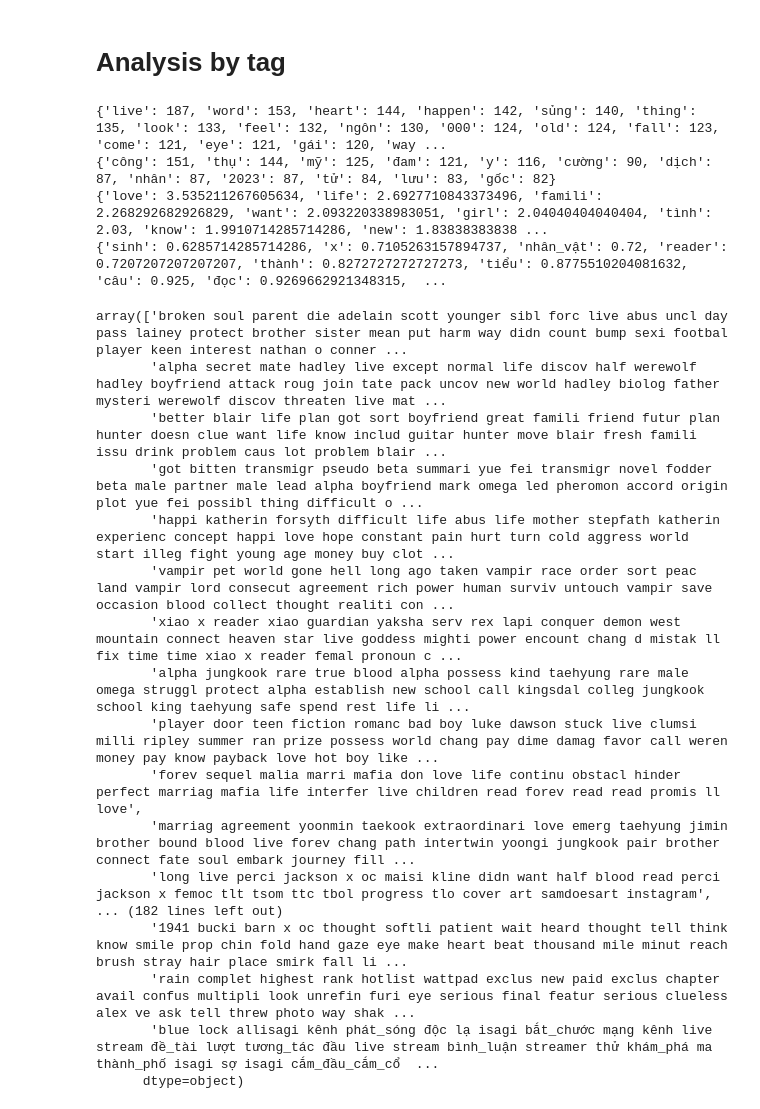
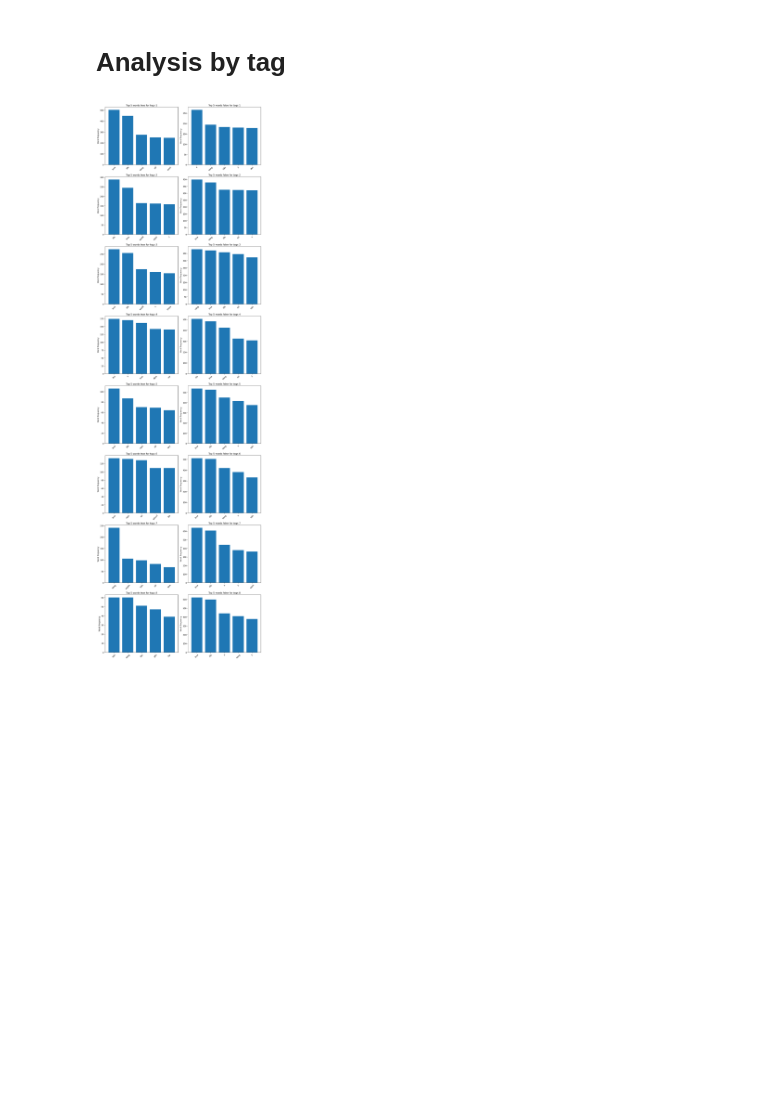
Before and after one commit to dangtruong-github/data-mining-final-project, a Jupyter notebook: Data processing/word_analysis.ipynb, the cells around one changed output. Cells and saved outputs as stored; diff of their text form; code cells hidden in the pictures; blank space fills up the shorter version.

```diff
--- a/Data processing/word_analysis.ipynb
+++ b/Data processing/word_analysis.ipynb
@@ -49,65 +76,37 @@ def flatten_list(some_list):
 
     return some_list
 # %%
+word_freq_true_all = {}
+word_freq_false_all = {}
+
+fig, axs = plt.subplots(8, 2, figsize=(12, 40))  # Creating subplots with 8 rows and 2 columns
+
 for i in range(1, 9):
     df_true = df_train.loc[df_train[str(i)] == True]
     df_false = df_train.loc[df_train[str(i)] == False]
 
     word_true = flatten_list([j["text"].split(" ") for _, j in df_true.iterrows()])
     word_false = flatten_list([j["text"].split(" ") for _, j in df_false.iterrows()])
 
     word_freq_true = Counter(word_true)
     word_freq_false = Counter(word_false)
 
-    word_freq_double_true = Counter({key:item for key, item in word_freq_true.items() if item >= 80})
-    word_freq_double_false = Counter({key:item for key, item in word_freq_false.items() if item >= 80})
+    word_freq_true_loc = {key: item for key, item in word_freq_true.most_common(5)}
+    word_freq_false_loc = {key: item for key, item in word_freq_false.most_common(5)}
 
-    word_freq_agg = {}
+    ax = axs[i-1, 0]  # Selecting the left subplot in the ith row
+    ax.bar(word_freq_true_loc.keys(), word_freq_true_loc.values())
+    ax.set_title(f"Top 5 words true for tags {i}")
+    ax.set_ylabel("Word frequency")
+    ax.tick_params(axis='x', rotation=45)  # Rotating x-axis labels
 
-    for key, item in word_freq_double_true.items():
-        if key in word_freq_double_false.keys():
-            word_freq_agg[key] = float(item) / float(word_freq_double_false[key])
+    ax = axs[i-1, 1]  # Selecting the right subplot in the ith row
+    ax.bar(word_freq_false_loc.keys(), word_freq_false_loc.values())
+    ax.set_title(f"Top 5 words false for tags {i}")
+    ax.set_ylabel("Word frequency")
+    ax.tick_params(axis='x', rotation=45)  # Rotating x-axis labels
 
-    for key in word_freq_agg.keys():
-        del word_freq_double_true[key]
-        del word_freq_double_false[key]
-
-    word_freq_agg_sorted = sorted(word_freq_agg.items(), key=lambda x: x[1], reverse=True)
-
-
-    # get top 20
-    word_freq_true_loc = {key: item for key, item in word_freq_double_true.most_common(20)}
-    word_freq_false_loc = {key: item for key, item in word_freq_double_false.most_common(20)}
-    word_freq_agg_loc_true = {key: item for key, item in word_freq_agg_sorted[:20]}
-    word_freq_agg_loc_false = {key: item for key, item in word_freq_agg_sorted[:-21:-1]}
-    print(word_freq_true_loc)
-    print(word_freq_false_loc)
-    print(word_freq_agg_loc_true)
-    print(word_freq_agg_loc_false)
-
-    break
+plt.tight_layout()  # Adjust layout to prevent overlapping
+plt.show()
 # %% [output]
-{'live': 187, 'word': 153, 'heart': 144, 'happen': 142, 'sủng': 140, 'thing': 135, 'look': 133, 'feel': 132, 'ngôn': 130, '000': 124, 'old': 124, 'fall': 123, 'come': 121, 'eye': 121, 'gái': 120, 'way ...
-{'công': 151, 'thụ': 144, 'mỹ': 125, 'đam': 121, 'y': 116, 'cường': 90, 'dịch': 87, 'nhân': 87, '2023': 87, 'tử': 84, 'lưu': 83, 'gốc': 82}
-{'love': 3.535211267605634, 'life': 2.6927710843373496, 'famili': 2.268292682926829, 'want': 2.093220338983051, 'girl': 2.04040404040404, 'tình': 2.03, 'know': 1.9910714285714286, 'new': 1.83838383838 ...
-{'sinh': 0.6285714285714286, 'x': 0.7105263157894737, 'nhân_vật': 0.72, 'reader': 0.7207207207207207, 'thành': 0.8272727272727273, 'tiểu': 0.8775510204081632, 'câu': 0.925, 'đọc': 0.9269662921348315,  ...
+[figure, added]
-# %%
-df_train.loc[df_train["text"].str.contains("live")]["text"].values
-# %% [output]
-array(['broken soul parent die adelain scott younger sibl forc live abus uncl day pass lainey protect brother sister mean put harm way didn count bump sexi footbal player keen interest nathan o conner ...
-       'alpha secret mate hadley live except normal life discov half werewolf hadley boyfriend attack roug join tate pack uncov new world hadley biolog father mysteri werewolf discov threaten live mat ...
-       'better blair life plan got sort boyfriend great famili friend futur plan hunter doesn clue want life know includ guitar hunter move blair fresh famili issu drink problem caus lot problem blair ...
-       'got bitten transmigr pseudo beta summari yue fei transmigr novel fodder beta male partner male lead alpha boyfriend mark omega led pheromon accord origin plot yue fei possibl thing difficult o ...
-       'happi katherin forsyth difficult life abus life mother stepfath katherin experienc concept happi love hope constant pain hurt turn cold aggress world start illeg fight young age money buy clot ...
-       'vampir pet world gone hell long ago taken vampir race order sort peac land vampir lord consecut agreement rich power human surviv untouch vampir save occasion blood collect thought realiti con ...
-       'xiao x reader xiao guardian yaksha serv rex lapi conquer demon west mountain connect heaven star live goddess mighti power encount chang d mistak ll fix time time xiao x reader femal pronoun c ...
-       'alpha jungkook rare true blood alpha possess kind taehyung rare male omega struggl protect alpha establish new school call kingsdal colleg jungkook school king taehyung safe spend rest life li ...
-       'player door teen fiction romanc bad boy luke dawson stuck live clumsi milli ripley summer ran prize possess world chang pay dime damag favor call weren money pay know payback love hot boy like ...
-       'forev sequel malia marri mafia don love life continu obstacl hinder perfect marriag mafia life interfer live children read forev read read promis ll love',
-       'marriag agreement yoonmin taekook extraordinari love emerg taehyung jimin brother bound blood live forev chang path intertwin yoongi jungkook pair brother connect fate soul embark journey fill ...
-       'long live perci jackson x oc maisi kline didn want half blood read perci jackson x femoc tlt tsom ttc tbol progress tlo cover art samdoesart instagram',
-... (182 lines left out)
-       '1941 bucki barn x oc thought softli patient wait heard thought tell think know smile prop chin fold hand gaze eye make heart beat thousand mile minut reach brush stray hair place smirk fall li ...
-       'rain complet highest rank hotlist wattpad exclus new paid exclus chapter avail confus multipli look unrefin furi eye serious final featur serious clueless alex ve ask tell threw photo way shak ...
-       'blue lock allisagi kênh phát_sóng độc lạ isagi bắt_chước mạng kênh live stream đề_tài lượt tương_tác đầu live stream bình_luận streamer thử khám_phá ma thành_phố isagi sợ isagi cắm_đầu_cắm_cổ  ...
-      dtype=object)
```
Also changed, not shown: parts of 5 cells of this notebook, 24 other files.
